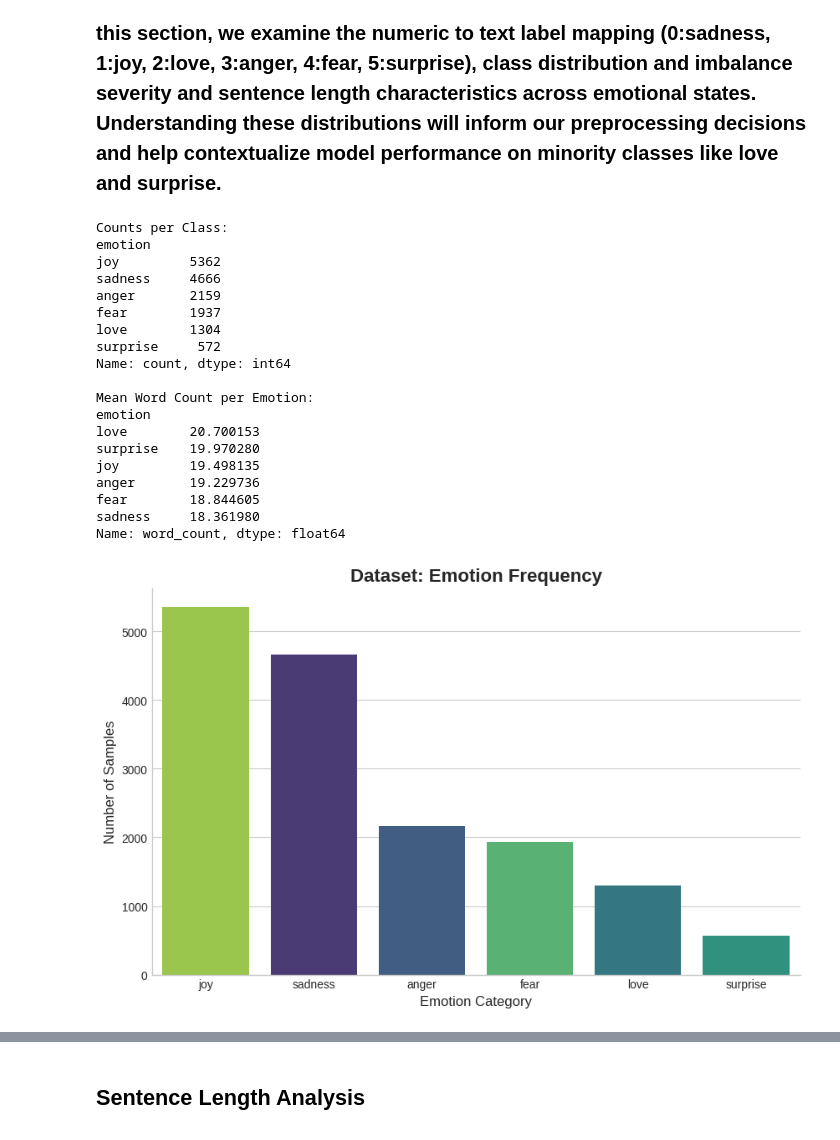
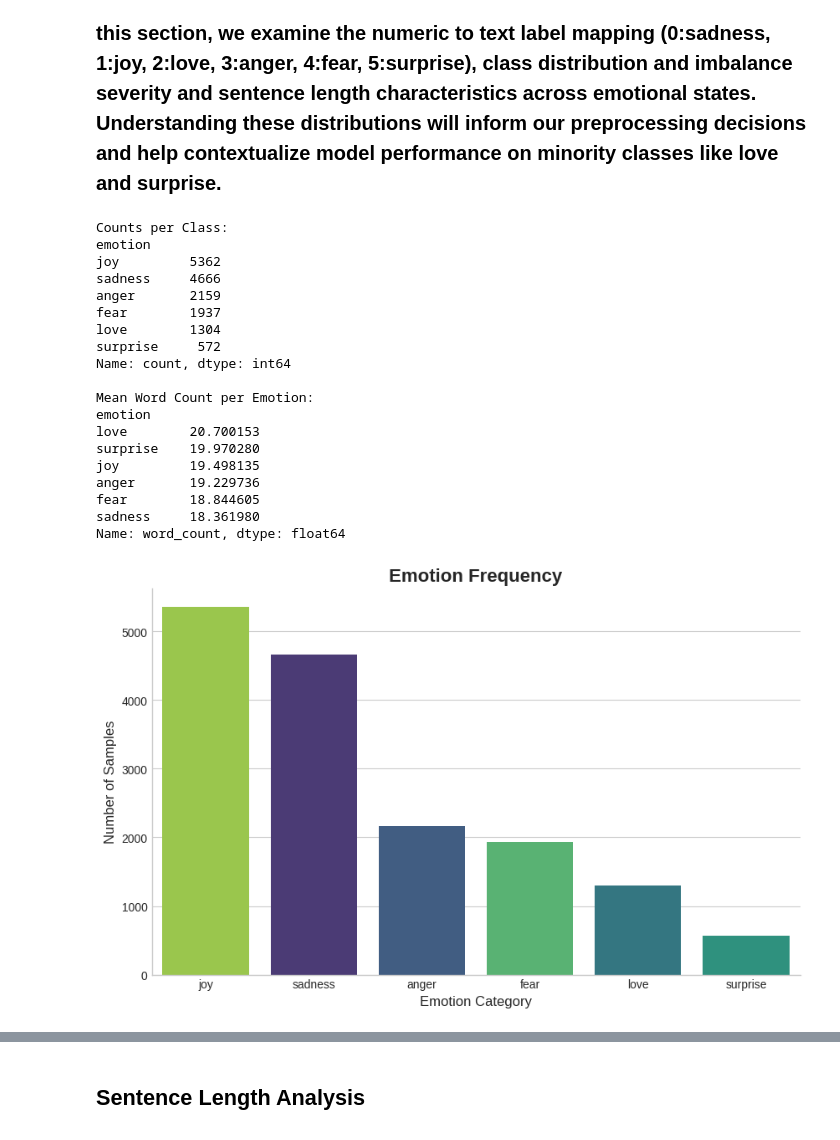
Before and after one commit to LetsgetDangerousX/GenGuardian, a Jupyter notebook: notebooks/Final_Submission.ipynb, the cells around one changed output, grey strips where cells are left out. Cells and saved outputs as stored; diff of their text form; code cells hidden in the pictures.

```diff
--- a/notebooks/Final_Submission.ipynb
+++ b/notebooks/Final_Submission.ipynb
@@ -98,35 +98,35 @@ print(df['emotion'].value_counts())
 print("\nMean Word Count per Emotion:")
 print(df.groupby('emotion')['word_count'].mean().sort_values(ascending=False))
 
 plt.figure(figsize=(10, 6))
 sns.countplot(data=df, x='emotion', hue='emotion', legend=False, order=df['emotion'].value_counts().index, palette='viridis')
 
-plt.title('Dataset: Emotion Frequency', fontsize=16, fontweight='bold')
+plt.title('Emotion Frequency', fontsize=16, fontweight='bold')
 plt.xlabel('Emotion Category', fontsize=12)
 plt.ylabel('Number of Samples', fontsize=12)
 sns.despine()
 plt.show()
 # %% [output]
 Counts per Class:
 emotion
 joy         5362
 sadness     4666
 anger       2159
 fear        1937
 love        1304
 surprise     572
 Name: count, dtype: int64
 
 Mean Word Count per Emotion:
 emotion
 love        20.700153
 surprise    19.970280
 joy         19.498135
 anger       19.229736
 fear        18.844605
 sadness     18.361980
 Name: word_count, dtype: float64
-[figure, old version]
+[figure, new version]
 # %% [markdown]
 <h2 style="font-family: 'Times New Roman', Times, serif;">
     Class Imbalance
```
Also changed, not shown: parts of 8 cells of this notebook.
